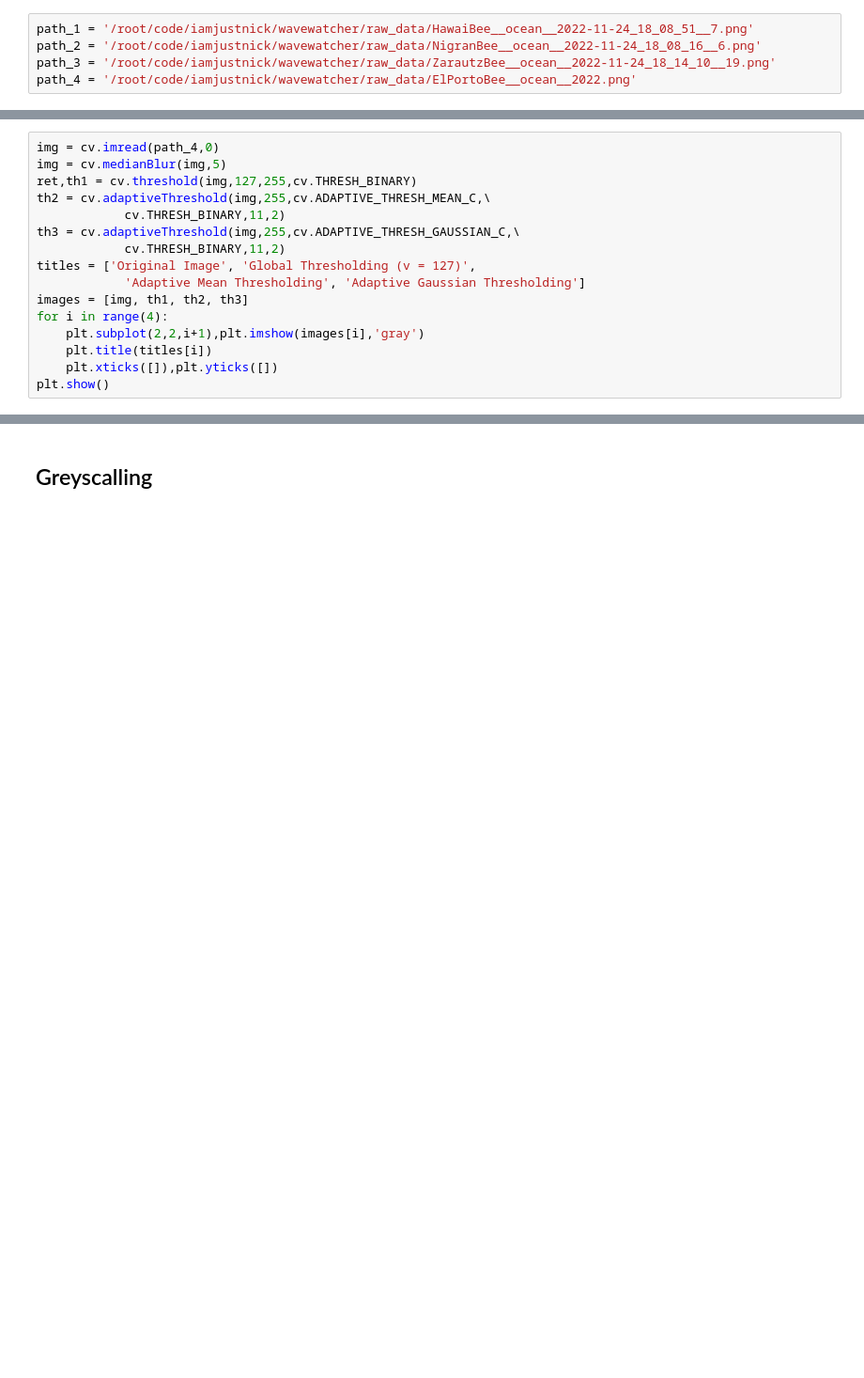
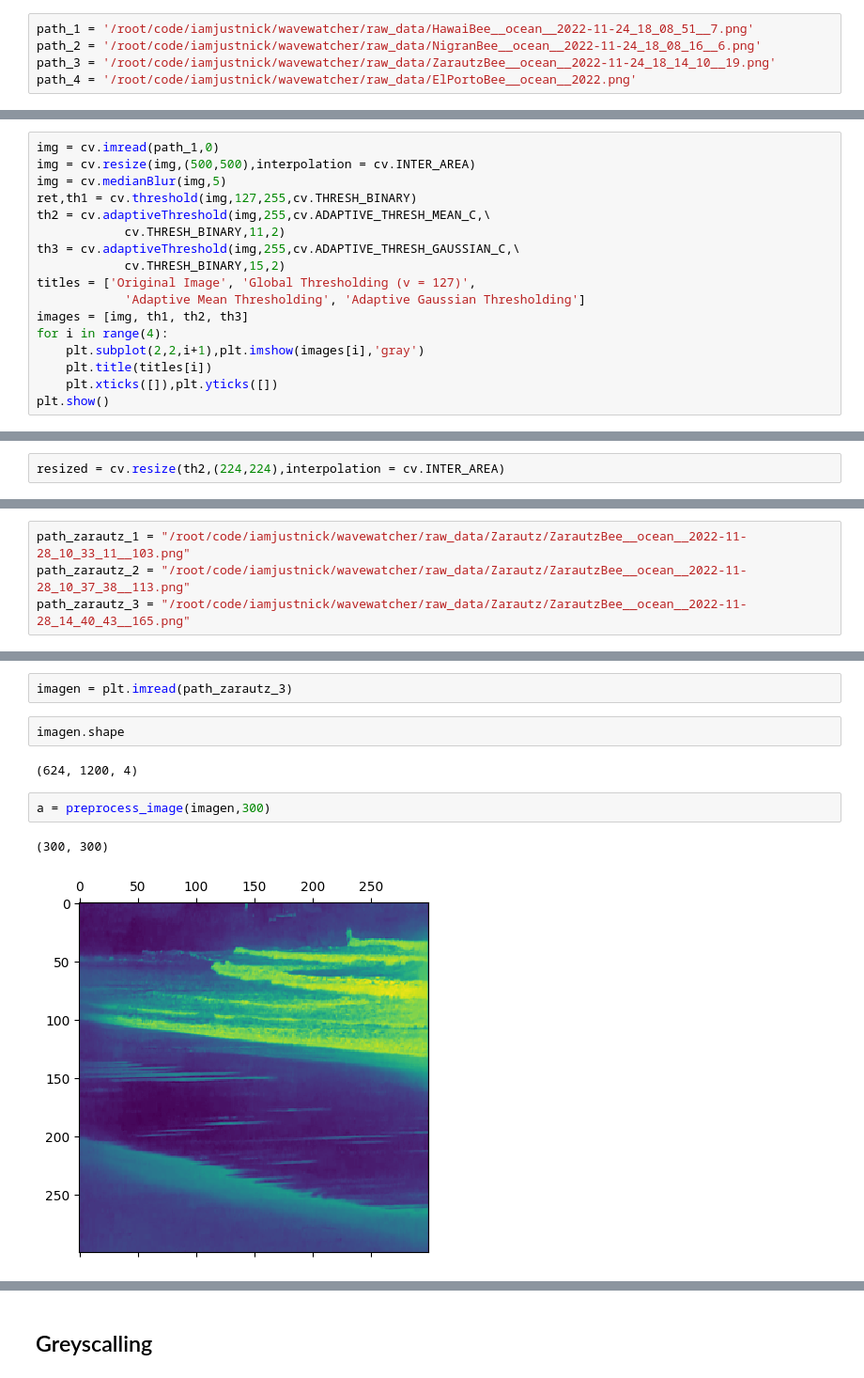
Before and after one commit to IamjustNick/wavewatcher, a Jupyter notebook: notebooks/preprocessing.ipynb, the cells around one changed output, grey strips where cells are left out. Shown at 94% size. Drawn from its saved outputs; the diff is of its cells as text; blank space fills up the shorter version.

Commit message:
Preprocessing ready?

```diff
--- a/notebooks/preprocessing.ipynb
+++ b/notebooks/preprocessing.ipynb
@@ -133,11 +98,12 @@ print(img.shape,img2.shape,img3.shape,img4.shape)
 # %%
-img = cv.imread(path_4,0)
+img = cv.imread(path_1,0)
+img = cv.resize(img,(500,500),interpolation = cv.INTER_AREA)
 img = cv.medianBlur(img,5)
 ret,th1 = cv.threshold(img,127,255,cv.THRESH_BINARY)
 th2 = cv.adaptiveThreshold(img,255,cv.ADAPTIVE_THRESH_MEAN_C,\
             cv.THRESH_BINARY,11,2)
 th3 = cv.adaptiveThreshold(img,255,cv.ADAPTIVE_THRESH_GAUSSIAN_C,\
-            cv.THRESH_BINARY,11,2)
+            cv.THRESH_BINARY,15,2)
 titles = ['Original Image', 'Global Thresholding (v = 127)',
             'Adaptive Mean Thresholding', 'Adaptive Gaussian Thresholding']
 images = [img, th1, th2, th3]
@@ -150,0 +120,2 @@ plt.show()
+# %%
+resized = cv.resize(th2,(224,224),interpolation = cv.INTER_AREA)
@@ -150,0 +252,4 @@ plt.show()
+# %%
+path_zarautz_1 = "/root/code/iamjustnick/wavewatcher/raw_data/Zarautz/ZarautzBee__ocean__2022-11-28_10_33_11__103.png"
+path_zarautz_2 = "/root/code/iamjustnick/wavewatcher/raw_data/Zarautz/ZarautzBee__ocean__2022-11-28_10_37_38__113.png"
+path_zarautz_3 = "/root/code/iamjustnick/wavewatcher/raw_data/Zarautz/ZarautzBee__ocean__2022-11-28_14_40_43__165.png"
@@ -150,0 +278,11 @@ plt.show()
+# %%
+imagen = plt.imread(path_zarautz_3)
+# %%
+imagen.shape
+# %% [output]
+(624, 1200, 4)
+# %%
+a = preprocess_image(imagen,300)
+# %% [output]
+(300, 300)
+[figure, added]
```
Also changed, not shown: parts of 60 cells of this notebook, 1 other file.
